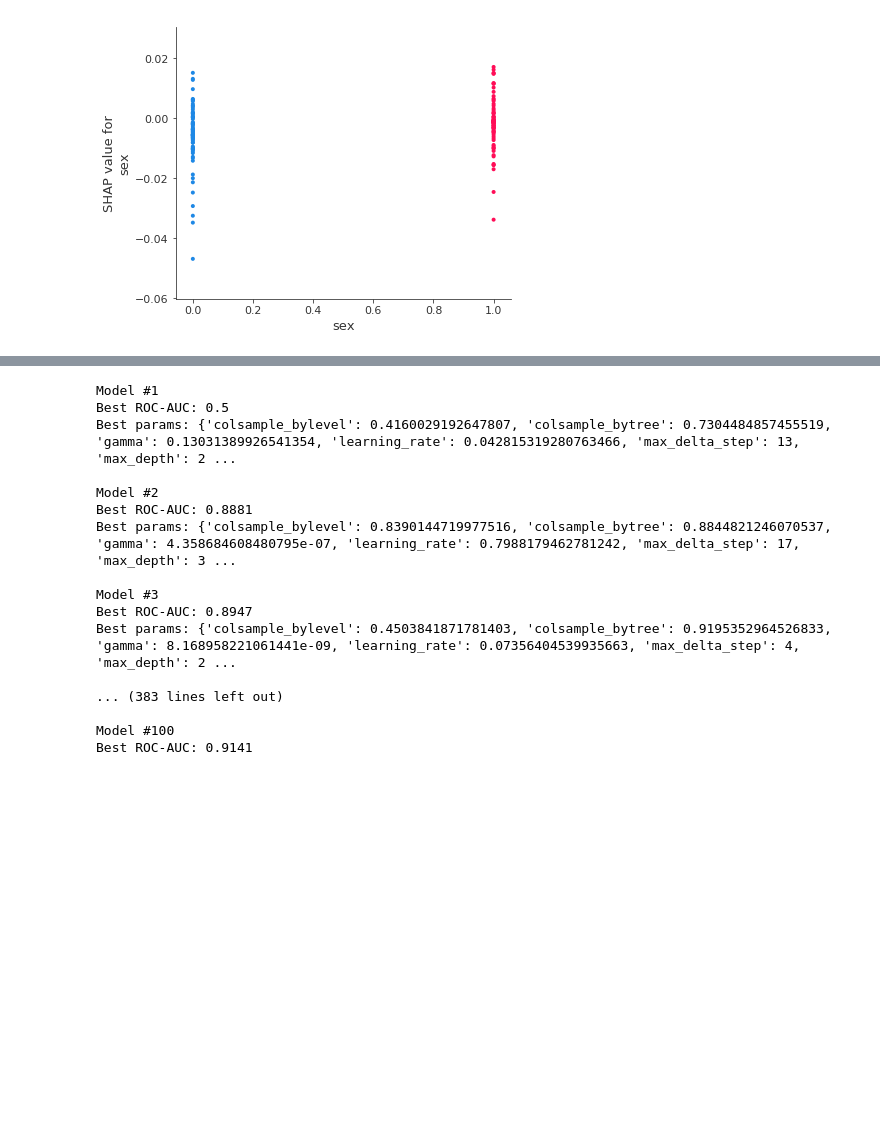
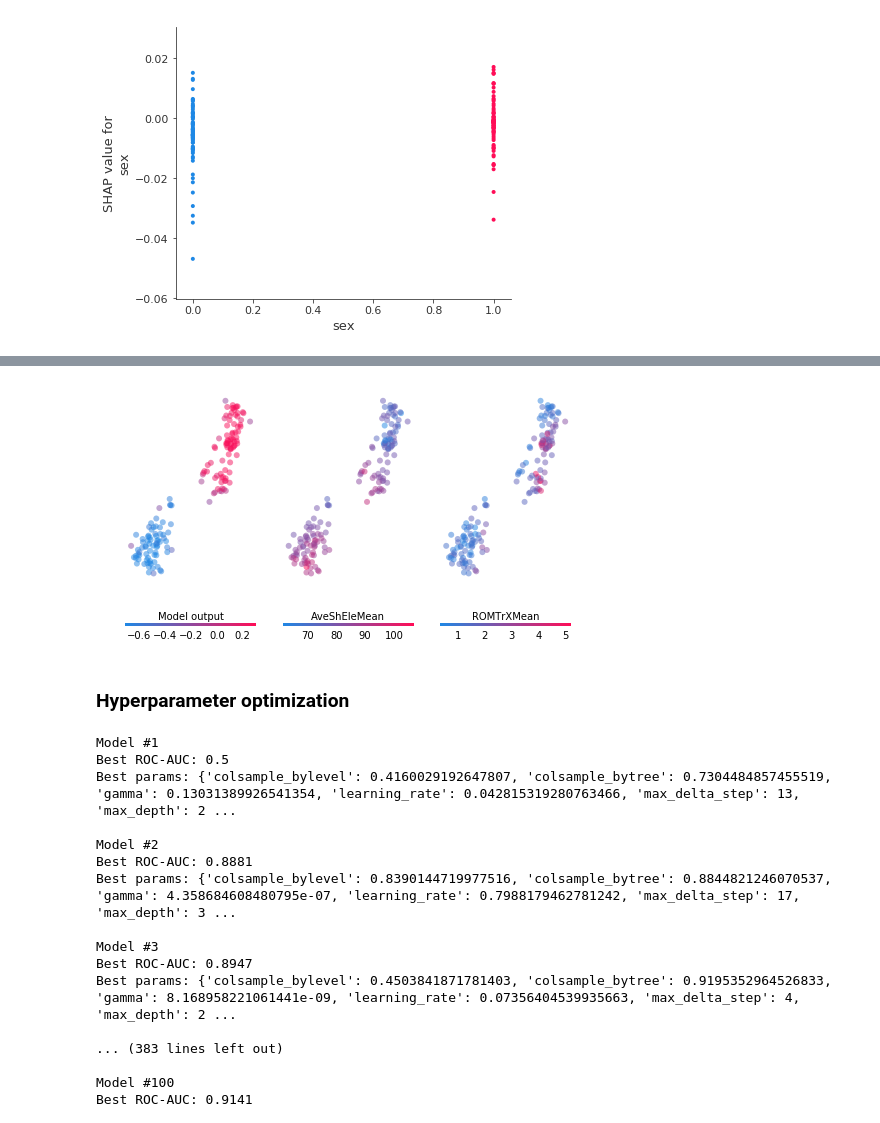
Before and after one commit to romainmartinez/examples_synthesis, a Jupyter notebook: interpretation.ipynb, the cells around one changed output, grey strips where cells are left out. Drawn from its saved outputs; the diff is of its cells as text; code cells hidden in the pictures; blank space fills up the shorter version.

```diff
--- a/interpretation.ipynb
+++ b/interpretation.ipynb
@@ -466,3 +516,32 @@ for i in top_inds:
+# %%
+f, ax = plt.subplots(nrows=1, ncols=3, figsize=(8,5))
+
+plot_clusters(
+    x=shap_embedded[:, 0],
+    y=shap_embedded[:, 1],
+    c=np.sum(shap_values, axis=1),
+    a=ax[0],
+    label='Model output')
+
+plot_clusters(
+    x=shap_embedded[:, 0],
+    y=shap_embedded[:, 1],
+    c=X['AveShEleMean'],
+    a=ax[1],
+    label='AveShEleMean')
+
+plot_clusters(
+    x=shap_embedded[:, 0],
+    y=shap_embedded[:, 1],
+    c=X['ROMTrXMean'],
+    a=ax[2],
+    label='ROMTrXMean')
+plt.savefig('tsne.svg', format='svg')
+plt.show()
+# %% [output]
+[figure, added]
+# %% [markdown]
+### Hyperparameter optimization
 # %%
 # Hyperparameter optimization
 from xgboost import XGBClassifier
```
Also changed, not shown: parts of 8 cells of this notebook.
